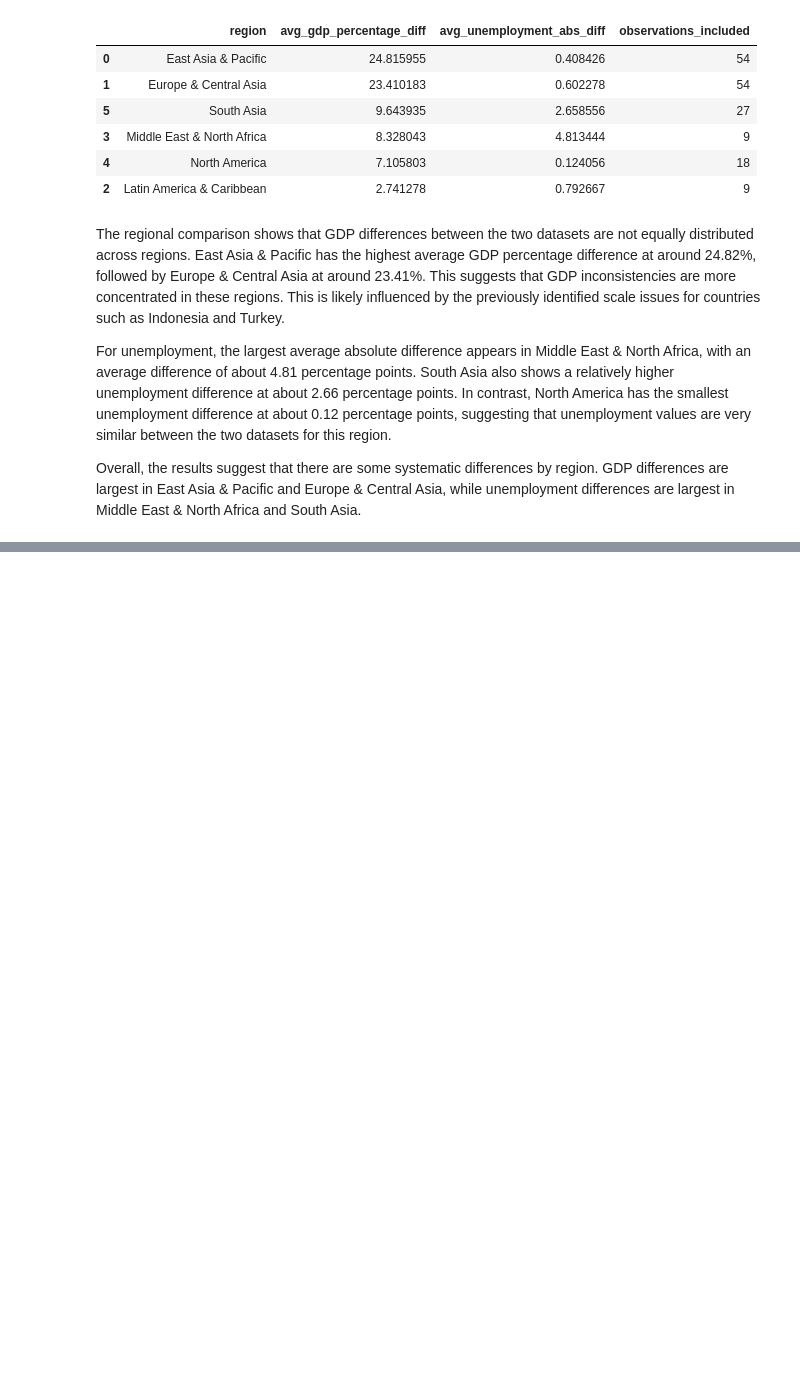
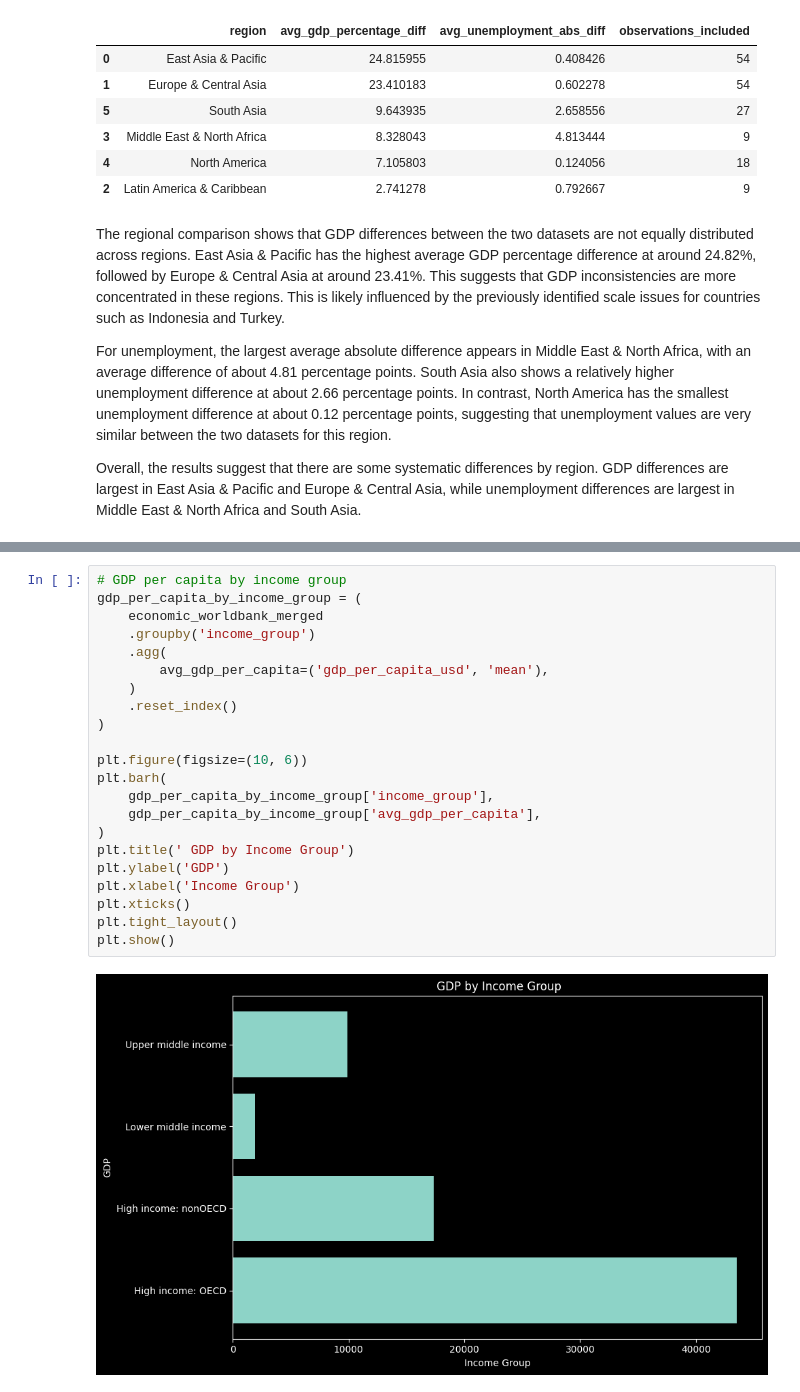
Before and after one commit to Enarb1/interv, a Jupyter notebook: notebooks/task03.ipynb, the cells around one changed output, grey strips where cells are left out. Drawn from its saved outputs; the diff is of its cells as text; blank space fills up the shorter version.

```diff
--- a/notebooks/task03.ipynb
+++ b/notebooks/task03.ipynb
@@ -1527,0 +1929,24 @@ Overall, the results suggest that there are some systematic differences by regio
+# %%
+# GDP per capita by income group
+gdp_per_capita_by_income_group = (
+    economic_worldbank_merged
+    .groupby('income_group')
+    .agg(
+        avg_gdp_per_capita=('gdp_per_capita_usd', 'mean'),
+    )
+    .reset_index()
+)
+
+plt.figure(figsize=(10, 6))
+plt.barh(
+    gdp_per_capita_by_income_group['income_group'],
+    gdp_per_capita_by_income_group['avg_gdp_per_capita'],
+)
+plt.title(' GDP by Income Group')
+plt.ylabel('GDP')
+plt.xlabel('Income Group')
+plt.xticks()
+plt.tight_layout()
+plt.show()
+# %% [output]
+[figure, added]
```
Also changed, not shown: parts of 23 cells of this notebook.
